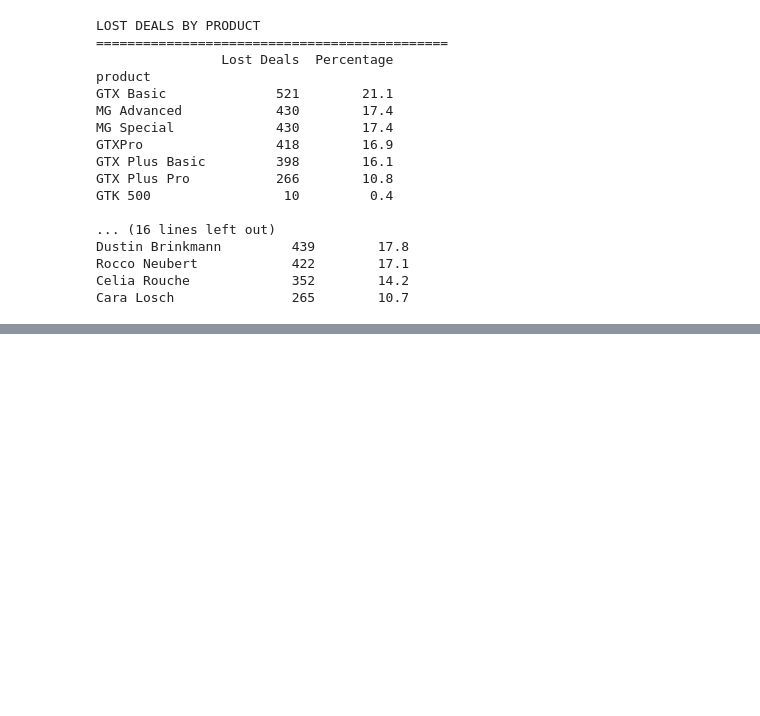
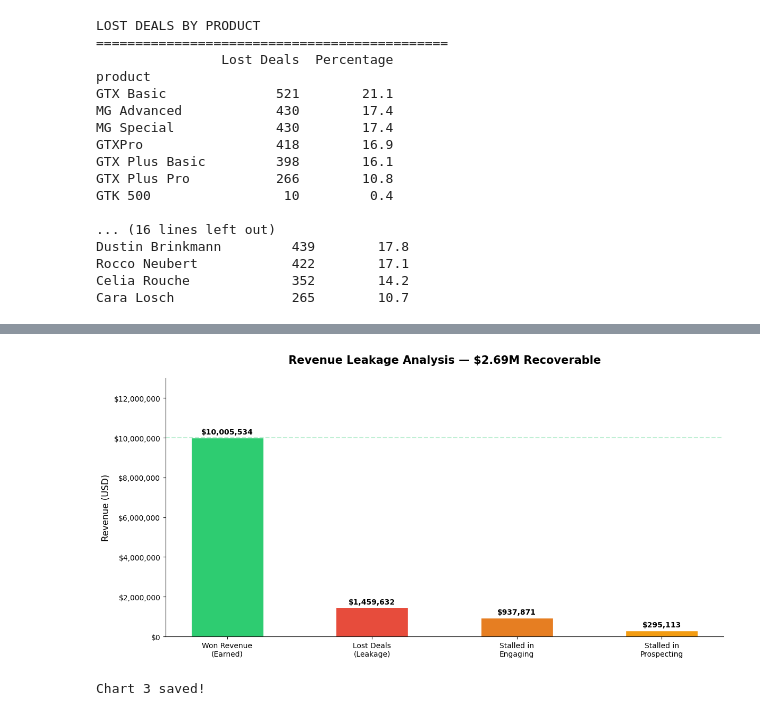
Before and after one commit to PrachiGidde/sales-funnel-revenue-leakage, a Jupyter notebook: Sales_Funnel_Revenue_Leakage_Analysis.ipynb, the cells around one changed output, grey strips where cells are left out. Cells and saved outputs as stored; diff of their text form; code cells hidden in the pictures; blank space fills up the shorter version.

```diff
--- a/Sales_Funnel_Revenue_Leakage_Analysis.ipynb
+++ b/Sales_Funnel_Revenue_Leakage_Analysis.ipynb
@@ -419,0 +522,48 @@ Cara Losch               265        10.7
+# %%
+# Revenue leakage data
+categories = [
+    'Won Revenue\n(Earned)',
+    'Lost Deals\n(Leakage)',
+    'Stalled in\nEngaging',
+    'Stalled in\nProspecting'
+]
+values = [10005534, 1459632, 937871, 295113]
+bar_colors = ['#2ecc71', '#e74c3c', '#e67e22', '#f39c12']
+
+fig, ax = plt.subplots()
+
+bars = ax.bar(categories, values, color=bar_colors,
+              edgecolor='white', width=0.5)
+
+# Add value labels on top of each bar
+for bar, value in zip(bars, values):
+    ax.text(
+        bar.get_x() + bar.get_width()/2,
+        bar.get_height() + 100000,
+        f'${value:,.0f}',
+        ha='center', va='bottom',
+        fontweight='bold', fontsize=10
+    )
+
+# Add a horizontal line at won revenue level
+ax.axhline(y=10005534, color='#2ecc71',
+           linestyle='--', alpha=0.3, linewidth=1.5)
+
+ax.set_ylabel('Revenue (USD)', fontsize=12)
+ax.set_title('Revenue Leakage Analysis — $2.69M Recoverable',
+             fontsize=15, fontweight='bold', pad=20)
+ax.set_ylim(0, 13000000)
+
+# Format y axis as dollars
+ax.yaxis.set_major_formatter(
+    plt.FuncFormatter(lambda x, p: f'${x:,.0f}')
+)
+
+plt.tight_layout()
+plt.savefig('/content/drive/MyDrive/sales_project/chart3_leakage.png',
+            dpi=150, bbox_inches='tight')
+plt.show()
+print("Chart 3 saved!")
+# %% [output]
+[figure, added]
+Chart 3 saved!
```
Also changed, not shown: parts of 5 cells of this notebook.
